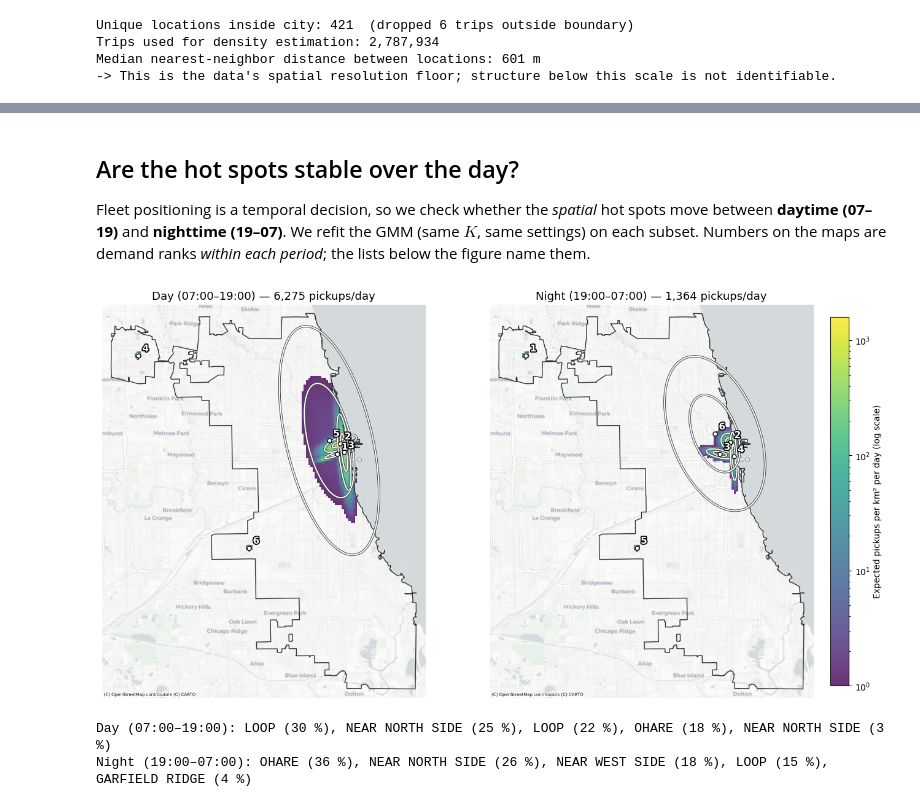
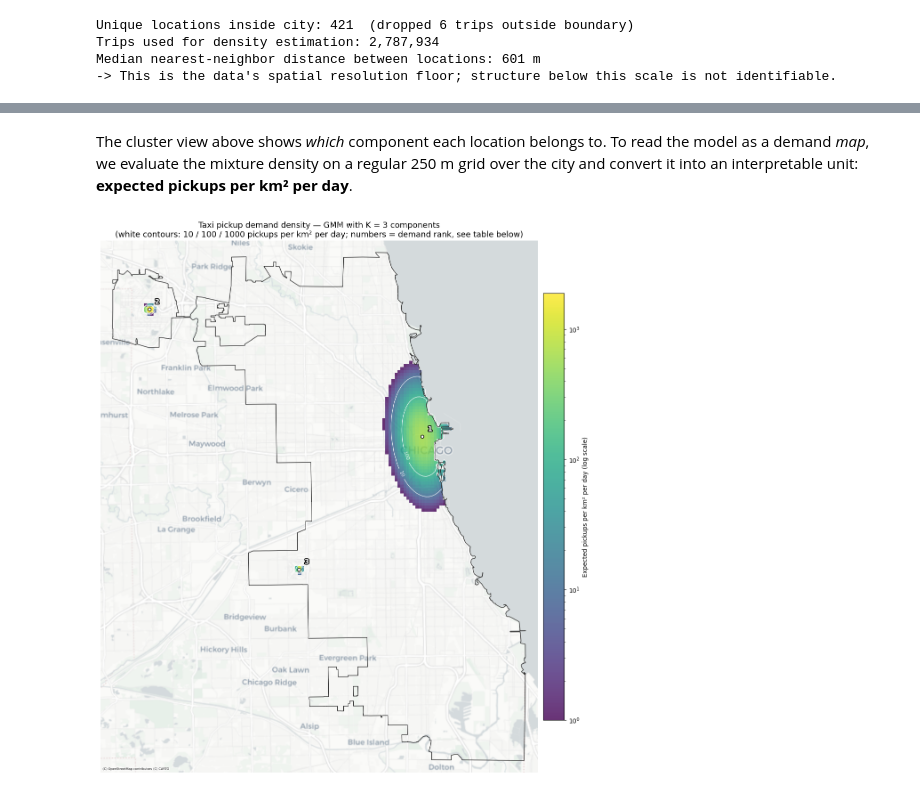
Before and after one commit to nbringew/AAA_Team_1, a Jupyter notebook: notebooks/02_gmm.ipynb, the cells around one changed output, grey strips where cells are left out. Drawn from its saved outputs; the diff is of its cells as text; code cells hidden in the pictures.

```diff
--- a/notebooks/02_gmm.ipynb
+++ b/notebooks/02_gmm.ipynb
@@ -186,8 +188,8 @@ def sample_pickups(n):
 
 REG_COVAR = 100.0 ** 2  # variance floor: sub-100m structure is below the data's resolution
 
-# Model selection on a 100k sample — Workshop 03 recipe:
-# fit one model per candidate n_components, then compare AIC/BIC
+# Model selection on a 100k sample: fit one model per candidate n_components,
+# then compare AIC/BIC
 X_sel = sample_pickups(100_000)
 n_components = np.arange(2, 21)
 models = [GaussianMixture(n, covariance_type='full', reg_covar=REG_COVAR,
@@ -199,14 +201,14 @@ aics = np.array([m.aic(X_sel) for m in models])
 # Elbow = point of maximum distance below the chord from first to last BIC value
 b_norm = (bics - bics.min()) / (bics.max() - bics.min())
 k_norm = (n_components - n_components.min()) / (n_components.max() - n_components.min())
-K_BEST = int(n_components[np.argmax(k_norm * (b_norm[-1] - b_norm[0]) + b_norm[0] - b_norm)])
-print(f"Selected number of components (BIC elbow): K = {K_BEST}   (BIC minimum at K = {n_components[np.argmin(bics)]})")
+K_ELBOW = int(n_components[np.argmax(k_norm * (b_norm[-1] - b_norm[0]) + b_norm[0] - b_norm)])
+print(f"BIC elbow at K = {K_ELBOW}   (BIC minimum at K = {n_components[np.argmin(bics)]})")
 
 fig, ax = plt.subplots(figsize=(9, 5))
 ax.plot(n_components, bics / 1e6, color='#4c78a8', linewidth=2, marker='o', markersize=4, label='BIC')
 ax.plot(n_components, aics / 1e6, color='#9aa0a6', linewidth=2, marker='o', markersize=4, linestyle='--', label='AIC')
-ax.axvline(K_BEST, color='#d95f02', linewidth=1.5, linestyle=':')
-ax.annotate(f'elbow: K = {K_BEST}', xy=(K_BEST, bics.min() / 1e6), xytext=(K_BEST + 0.6, bics[2] / 1e6),
+ax.axvline(K_ELBOW, color='#d95f02', linewidth=1.5, linestyle=':')
+ax.annotate(f'elbow: K = {K_ELBOW}', xy=(K_ELBOW, bics.min() / 1e6), xytext=(K_ELBOW + 0.6, bics[2] / 1e6),
             color='#d95f02', fontsize=11)
 ax.set_xlabel('Number of components K')
 ax.set_ylabel('Information criterion (millions, lower = better)')
@@ -405,50 +397,14 @@ Each hot spot carries a demand share, an expected daily pickup volume and a spat
 # %% [markdown]
-## Are the hot spots stable over the day?
-
-Fleet positioning is a temporal decision, so we check whether the *spatial* hot spots move between **daytime (07–19)** and **nighttime (19–07)**. We refit the GMM (same $K$, same settings) on each subset. Numbers on the maps are demand ranks *within each period*; the lists below the figure name them.
+The cluster view above shows *which* component each location belongs to. To read the model as a demand *map*, we evaluate the mixture density on a regular 250 m grid over the city and convert it into an interpretable unit: **expected pickups per km² per day**.
 # %%
-#| label: fig-hotspots-day-night
-hour = trips_tract['trip_start_timestamp'].dt.hour
-subsets = {'Day (07:00–19:00)': trips_tract[(hour >= 7) & (hour < 19)],
-           'Night (19:00–07:00)': trips_tract[(hour < 7) | (hour >= 19)]}
+#| label: fig-gmm-hotspots
+Z_gmm = density_on_grid(gmm, N_USED)
 
-fig, axes = plt.subplots(1, 2, figsize=(18, 12))
-tod_results = {}
-for ax, (label, sub) in zip(axes, subsets.items()):
-    p = (sub.groupby(['pickup_centroid_latitude', 'pickup_centroid_longitude'])
-            .size().rename('n_trips').reset_index())
-    g = gpd.GeoDataFrame(p, geometry=gpd.points_from_xy(p['pickup_centroid_longitude'],
-                                                        p['pickup_centroid_latitude']),
-                         crs=CRS_LATLON).to_crs(CRS_METRIC)
-    g = g[shapely.contains_xy(city_poly, g.geometry.x, g.geometry.y)]
-    xy, w = np.column_stack([g.geometry.x, g.geometry.y]), g['n_trips'].to_numpy(float)
-    X_tod = xy[rng.choice(len(xy), size=200_000, replace=True, p=w / w.sum())]
-    gmm_tod = GaussianMixture(n_components=K_BEST, covariance_type='full', reg_covar=REG_COVAR,
-                              max_iter=500, n_init=2, random_state=RANDOM_STATE).fit(X_tod)
-    order_tod = np.argsort(gmm_tod.weights_)[::-1]
-    tod_results[label] = (gmm_tod, order_tod, w.sum())
-
-    d = np.full(len(grid_pts), np.nan)
-    d[grid_inside] = np.exp(gmm_tod.score_samples(grid_pts[grid_inside]))
-    Z_tod = d.reshape(GX.shape) * w.sum() * 1e6 / n_days
-    pcm = plot_density(ax, Z_tod, f'{label} — {w.sum() / n_days:,.0f} pickups/day', DENSITY_NORM,
-                       show_cbar=False)
-    annotate_components(ax, gmm_tod, order_tod)
-# One shared colorbar keeps both panels the same size
-cbar = fig.colorbar(pcm, ax=axes.ravel().tolist(), shrink=0.65, pad=0.02)
-cbar.set_label('Expected pickups per km² per day (log scale)')
+fig, ax = plt.subplots(figsize=(12, 14))
+plot_density(ax, Z_gmm, f'Taxi pickup demand density — GMM with K = {K_FINAL} components\n'
+                        '(white contours: 10 / 100 / 1000 pickups per km² per day; numbers = demand rank, see table below)', DENSITY_NORM)
+annotate_components(ax, gmm, order)
+plt.tight_layout()
 plt.show()
-
-# Where do the top components sit in each period?
-for label, (gmm_tod, order_tod, _) in tod_results.items():
-    c = gpd.GeoDataFrame(geometry=gpd.points_from_xy(gmm_tod.means_[order_tod[:5], 0],
-                                                     gmm_tod.means_[order_tod[:5], 1]), crs=CRS_METRIC)
-    c = gpd.sjoin(c, community_areas.to_crs(CRS_METRIC), how='left', predicate='within')
-    c = c[~c.index.duplicated(keep='first')]
-    tops = ', '.join(f"{name} ({gmm_tod.weights_[idx] * 100:.0f} %)"
-                     for name, idx in zip(c['community'], order_tod[:5]))
-    print(f"{label}: {tops}")
 # %% [output]
-[figure, old version]
+[figure, new version]
-Day (07:00–19:00): LOOP (30 %), NEAR NORTH SIDE (25 %), LOOP (22 %), OHARE (18 %), NEAR NORTH SIDE (3 %)
-Night (19:00–07:00): OHARE (36 %), NEAR NORTH SIDE (26 %), NEAR WEST SIDE (18 %), LOOP (15 %), GARFIELD RIDGE (4 %)
```
Also changed, not shown: parts of 19 cells of this notebook.
